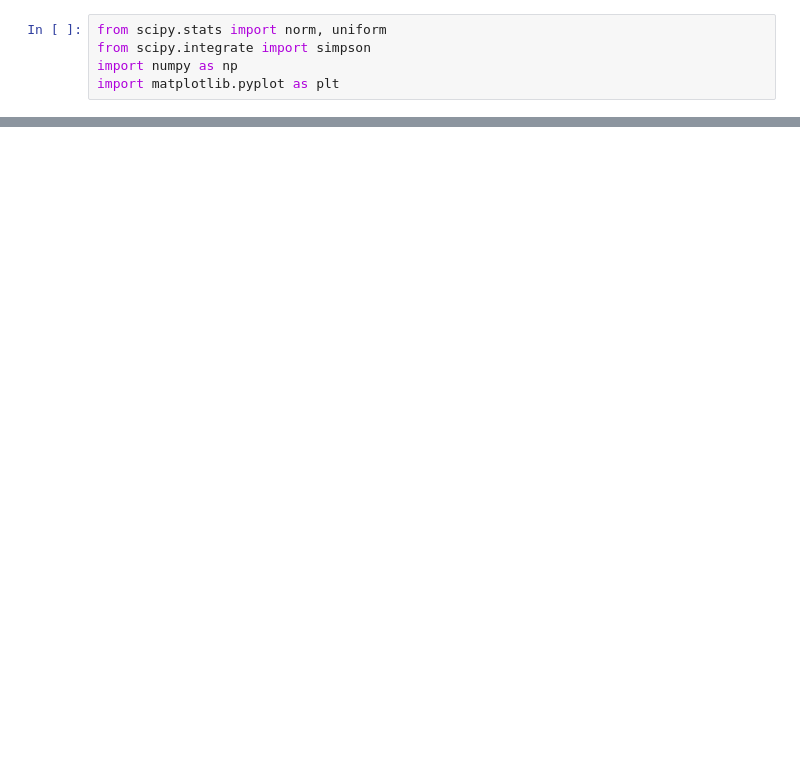
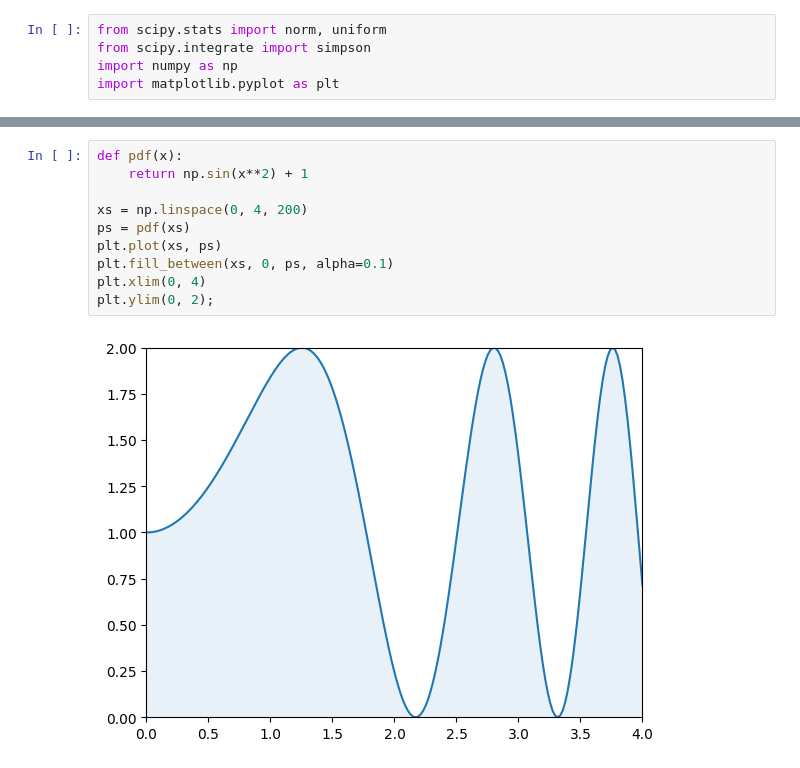
Before and after one commit to SasithaAI/My12MonthAIStudy, a Jupyter notebook: MYSampaling.ipynb, the cells around one changed output, grey strips where cells are left out. Saved outputs shown, nothing was run; the diff lists cells and outputs as text; blank space fills up the shorter version.

```diff
--- a/MYSampaling.ipynb
+++ b/MYSampaling.ipynb
@@ -14,0 +15,12 @@ plt.hist(samples, bins=100);
+# %%
+def pdf(x):
+    return np.sin(x**2) + 1
+
+xs = np.linspace(0, 4, 200)
+ps = pdf(xs)
+plt.plot(xs, ps)
+plt.fill_between(xs, 0, ps, alpha=0.1)
+plt.xlim(0, 4)
+plt.ylim(0, 2);
+# %% [output]
+[figure, added]
```
Also changed, not shown: parts of 2 cells of this notebook.
